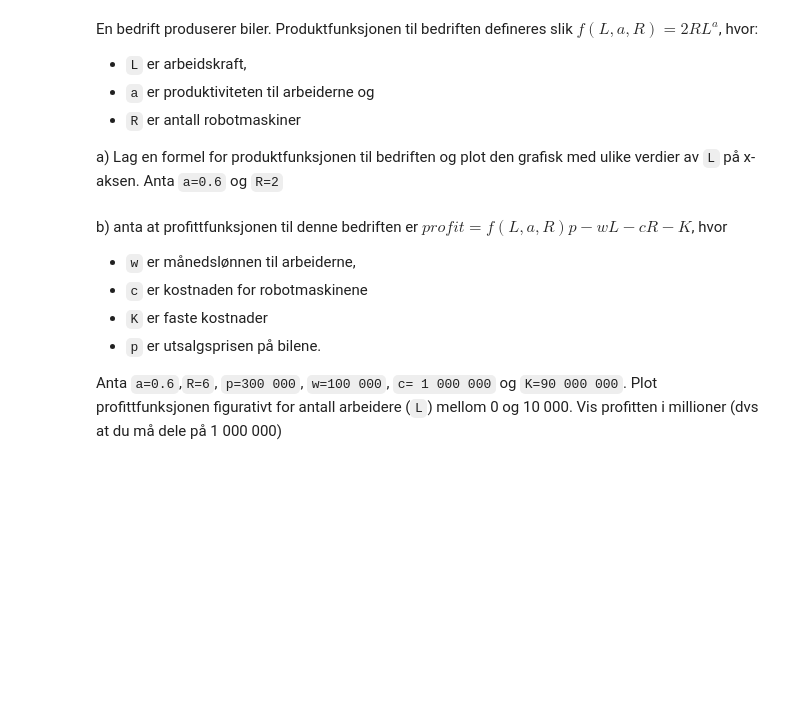
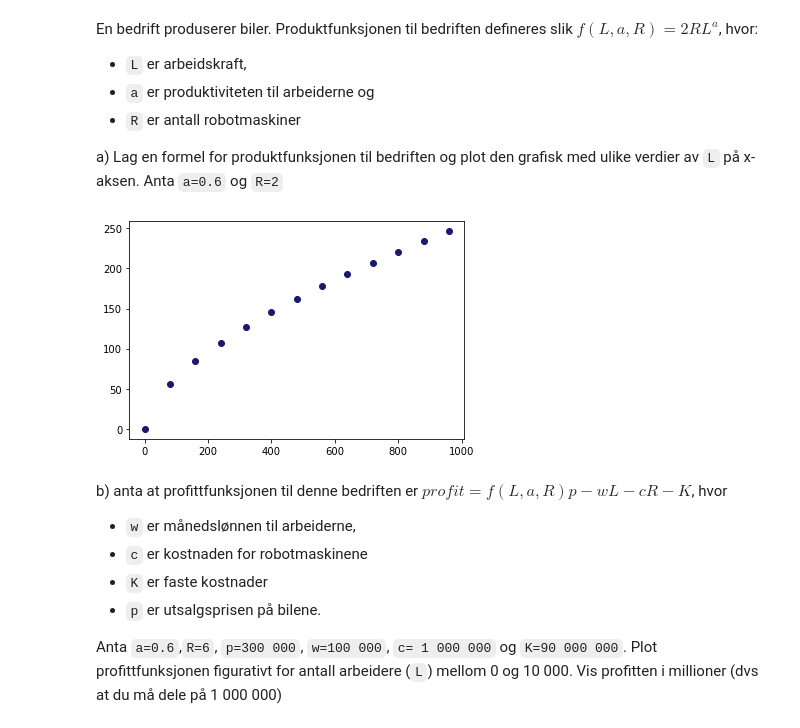
Before and after one commit to Danieljoha/Sok1003-mappeoppgave2, a Jupyter notebook: Mappe 2_oppgaver.ipynb, the cells around one changed output. Drawn from its saved outputs; the diff is of its cells as text; code cells hidden in the pictures; blank space fills up the shorter version.

```diff
--- a/Mappe 2_oppgaver.ipynb
+++ b/Mappe 2_oppgaver.ipynb
@@ -198,6 +198,18 @@ En bedrift produserer biler. Produktfunksjonen til bedriften defineres slik  $f(
 - `R` er antall robotmaskiner
 
 a) Lag en formel for produktfunksjonen til bedriften og plot den grafisk med ulike verdier av `L` på x-aksen. Anta `a=0.6` og `R=2`
+# %%
+L = np.arange(0,1000,80)            #lager ulike verdier til L(arbeidskraft)
+a=0.6                               #legger inn verdi for a
+R=2                                 #legger inn verdi for R
+
+def f(L,a,R):                       #definerer produktfunksjon
+    return 2*R*L**a
+
+for i in L:                                            #lager for loop for de ulike L verdiene
+    plt.plot(i, f(i,a,R), 'midnightblue', marker='o')  #plotter grafen
+# %% [output]
+[figure, added]
 # %% [markdown]
 b) anta at profittfunksjonen til denne bedriften er ${profit = f(L, a, R)p-wL-cR-K}$, hvor
 - `w` er månedslønnen til arbeiderne,
```
Also changed, not shown: parts of 3 cells of this notebook.
